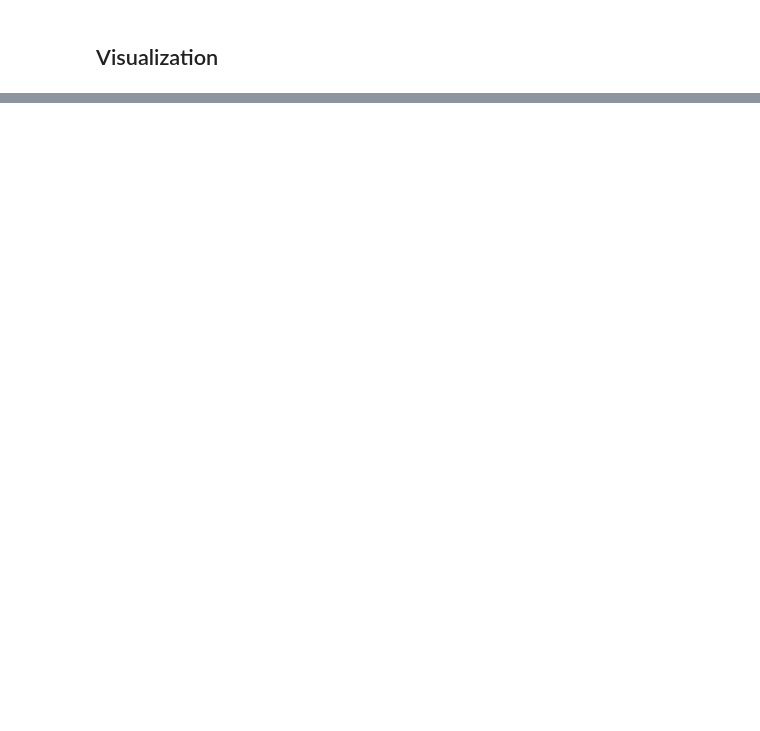
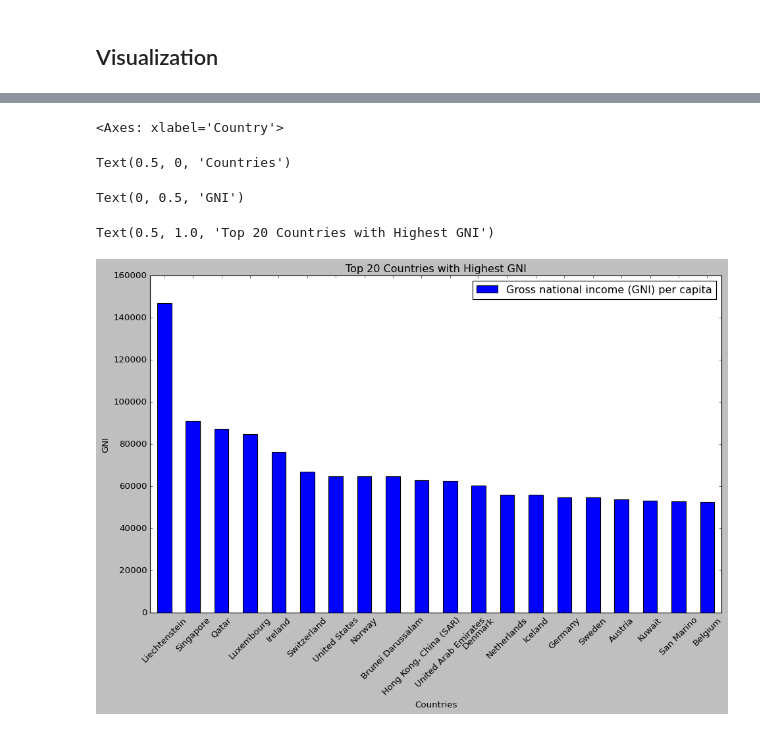
Before and after one commit to XiaoLiang28/Datamanagement, a Jupyter notebook: ps5.ipynb, the cells around one changed output, grey strips where cells are left out. Cells and saved outputs as stored; diff of their text form; code cells hidden in the pictures; blank space fills up the shorter version.

```diff
--- a/ps5.ipynb
+++ b/ps5.ipynb
@@ -241,0 +331,13 @@ for var in independent:
+# %%
+GNI_highest_20 = hdi.sort_values(by='Gross national income (GNI) per capita', ascending=False).head(20)
+GNI_highest_20.plot('Country', 'Gross national income (GNI) per capita', kind='bar', figsize=(14,8), rot=45)
+
+plt.xlabel('Countries')
+plt.ylabel('GNI')
+plt.title('Top 20 Countries with Highest GNI')
+# %% [output]
+<Axes: xlabel='Country'>
+Text(0.5, 0, 'Countries')
+Text(0, 0.5, 'GNI')
+Text(0.5, 1.0, 'Top 20 Countries with Highest GNI')
+[figure, added]
```
Also changed, not shown: parts of 25 cells of this notebook.
